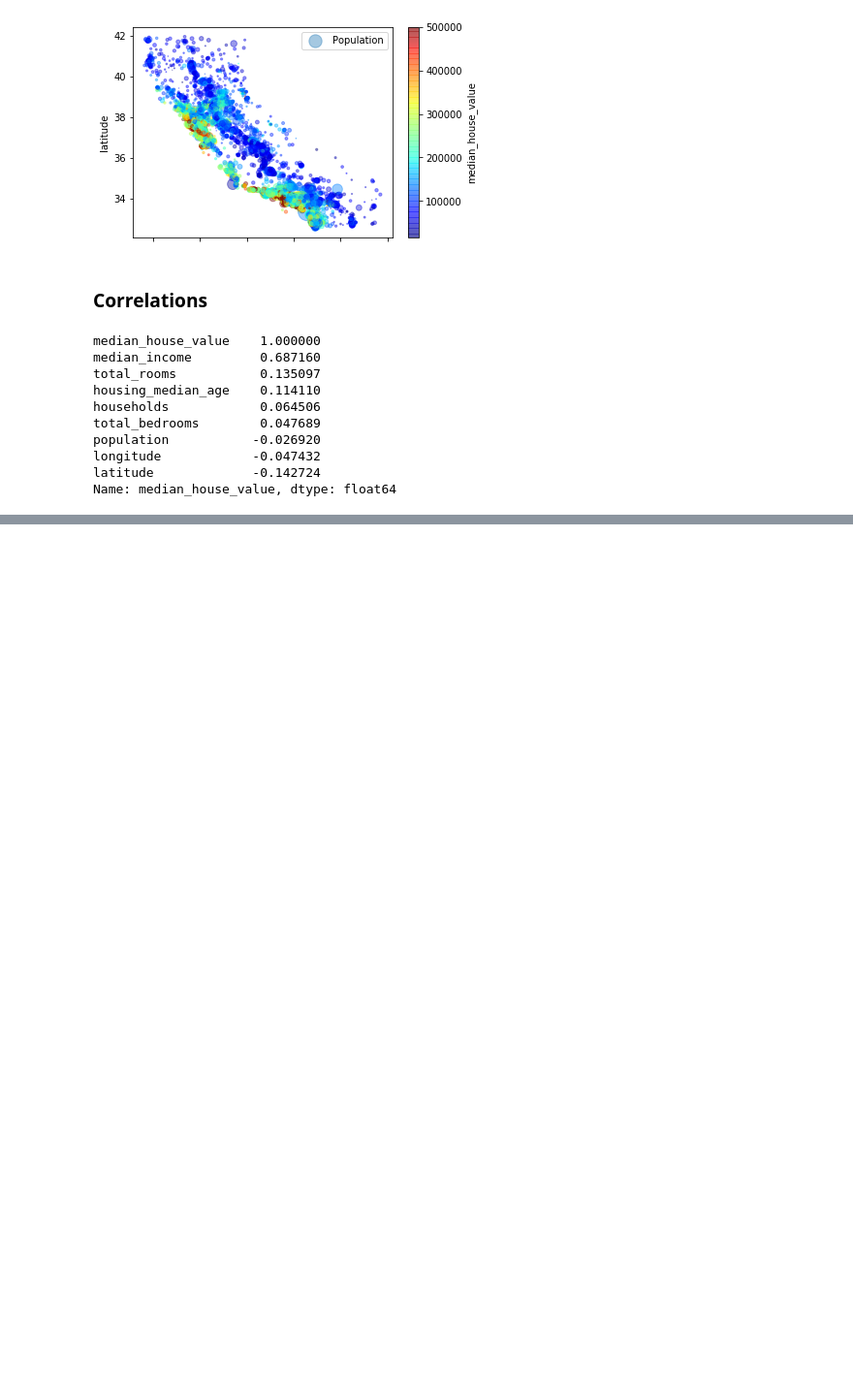
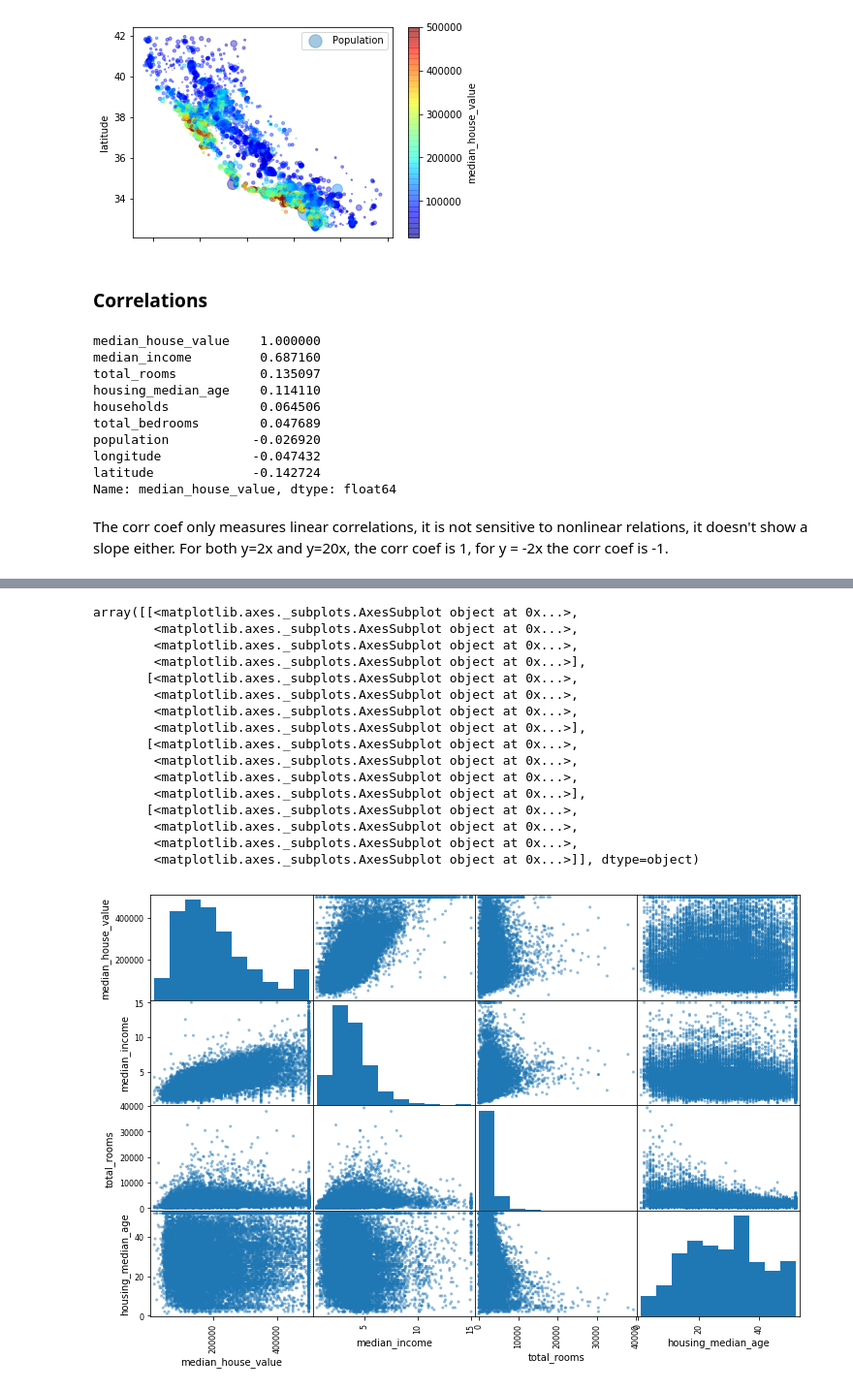
Before and after one commit to liyapo/Housing-Prices-CA, a Jupyter notebook: House Prices CA.ipynb, the cells around one changed output, grey strips where cells are left out. Shown: that part at 97% size. Saved outputs shown, nothing was run; the diff lists cells and outputs as text; code cells hidden in the pictures; blank space fills up the shorter version.

```diff
--- a/House Prices CA.ipynb
+++ b/House Prices CA.ipynb
@@ -157,6 +157,8 @@ population           -0.026920
 longitude            -0.047432
 latitude             -0.142724
 Name: median_house_value, dtype: float64
+# %% [markdown]
+The corr coef only measures linear correlations, it is not sensitive to nonlinear relations, it doesn't show a slope either. For both y=2x and y=20x, the corr coef is 1, for y = -2x the corr coef is -1.
 # %%
 corr_matrix
 # %% [output]
@@ -170,3 +172,26 @@ corr_matrix
 | households | 0.063070 | -0.077647 | -0.306428 | 0.918392 | 0.980170 | 0.904637 | 1.000000 | ... |
 | median_income | -0.019583 | -0.075205 | -0.111360 | 0.200087 | -0.009740 | 0.002380 | 0.010781 | ... |
 | median_house_value | -0.047432 | -0.142724 | 0.114110 | 0.135097 | 0.047689 | -0.026920 | 0.064506 | ... |
+# %%
+from pandas.plotting import scatter_matrix
+
+attributes = ["median_house_value", "median_income", "total_rooms", "housing_median_age"]
+scatter_matrix(df[attributes], figsize = (12, 8))
+# %% [output]
+array([[<matplotlib.axes._subplots.AxesSubplot object at 0x...>,
+        <matplotlib.axes._subplots.AxesSubplot object at 0x...>,
+        <matplotlib.axes._subplots.AxesSubplot object at 0x...>,
+        <matplotlib.axes._subplots.AxesSubplot object at 0x...>],
+       [<matplotlib.axes._subplots.AxesSubplot object at 0x...>,
+        <matplotlib.axes._subplots.AxesSubplot object at 0x...>,
+        <matplotlib.axes._subplots.AxesSubplot object at 0x...>,
+        <matplotlib.axes._subplots.AxesSubplot object at 0x...>],
+       [<matplotlib.axes._subplots.AxesSubplot object at 0x...>,
+        <matplotlib.axes._subplots.AxesSubplot object at 0x...>,
+        <matplotlib.axes._subplots.AxesSubplot object at 0x...>,
+        <matplotlib.axes._subplots.AxesSubplot object at 0x...>],
+       [<matplotlib.axes._subplots.AxesSubplot object at 0x...>,
+        <matplotlib.axes._subplots.AxesSubplot object at 0x...>,
+        <matplotlib.axes._subplots.AxesSubplot object at 0x...>,
+        <matplotlib.axes._subplots.AxesSubplot object at 0x...>]], dtype=object)
+[figure, added]
```
Also changed, not shown: parts of 33 cells of this notebook.
